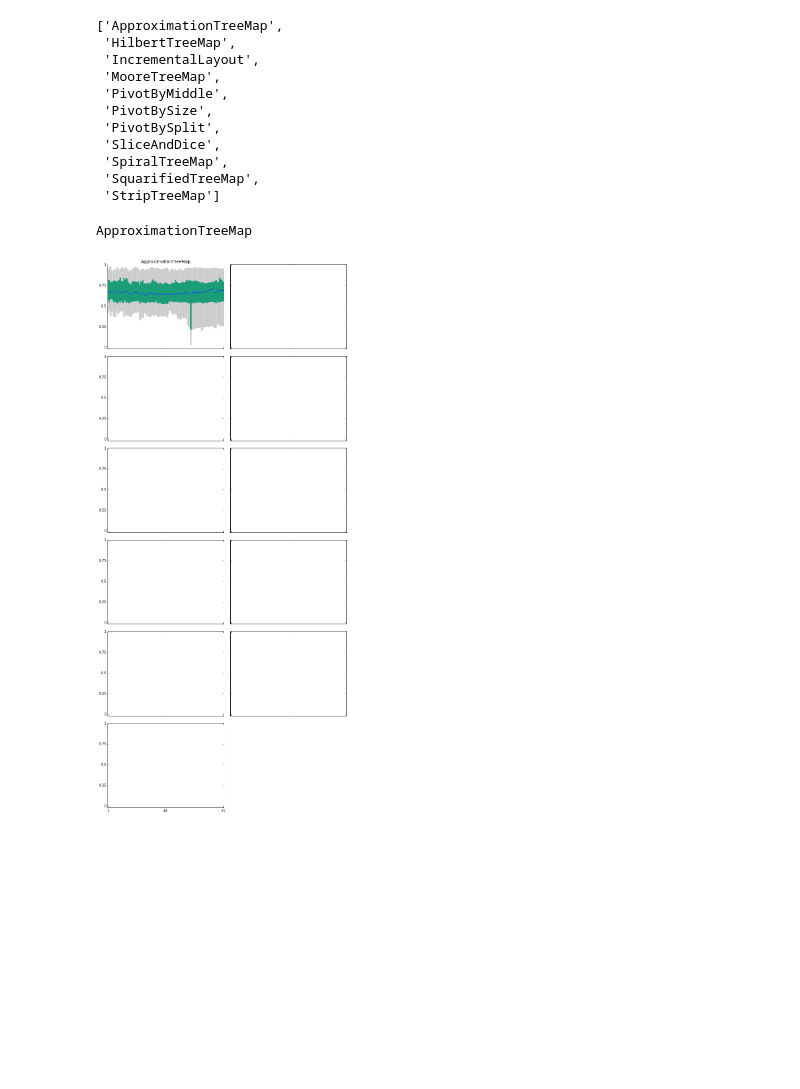
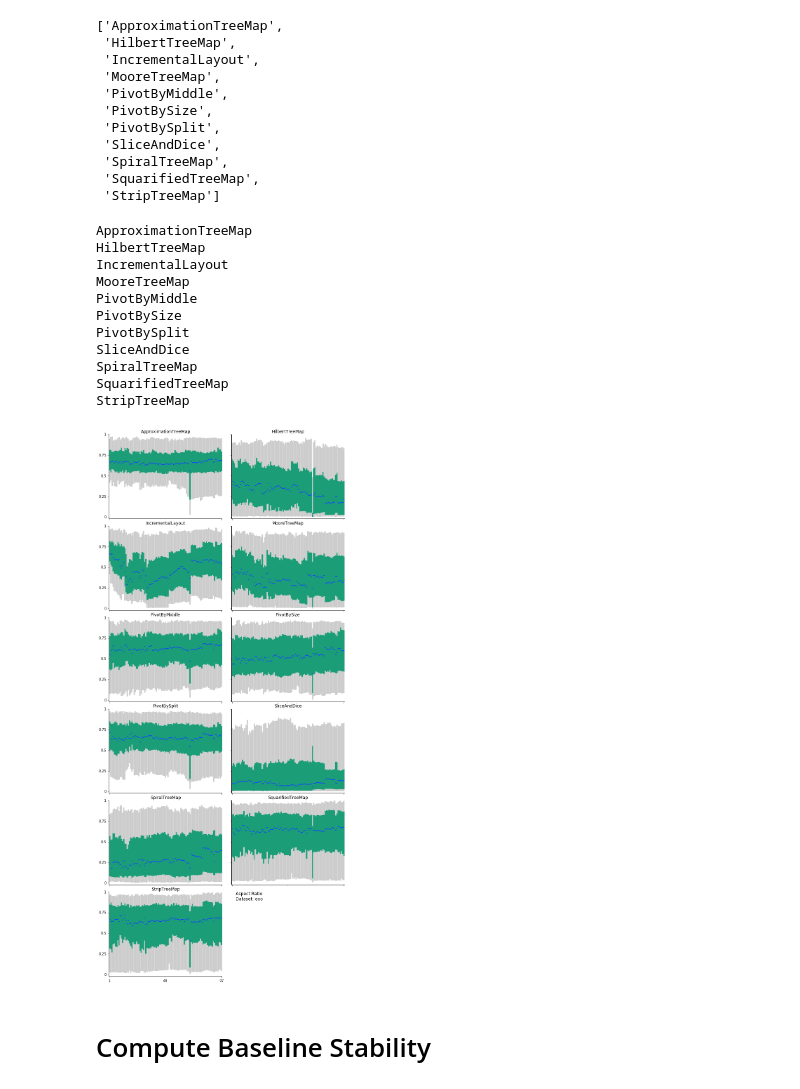
Before and after one commit to EduardoVernier/baseline-metric, a Jupyter notebook: code/BaselineMetric.ipynb, the cells around one changed output. Drawn from its saved outputs; the diff is of its cells as text; code cells hidden in the pictures; blank space fills up the shorter version.

Commit message:
Stability metrics.

```diff
--- a/code/BaselineMetric.ipynb
+++ b/code/BaselineMetric.ipynb
@@ -17,7 +17,7 @@ Files are not neatly organized
 # %%
 dataset_id = "exo" # Program argument
 # %%
-rectangles_dirs = [d[0] for d in os.walk("../rectangles/")]
+rectangles_dirs = [d[0] for d in os.walk("./rectangles/")]
 rectangles_dirs.sort()
 baseline_dirs = [d for d in rectangles_dirs if dataset_id in d and "baseLine" in d]
 real_dirs = [d for d in rectangles_dirs if dataset_id in d and "baseLine" not in d]
@@ -73,9 +74,6 @@ for i in range(len(real_dirs)):
 
     rectangles[technique_id] = dataframes
 # %%
-print(technique_ids)
-print('Head of revision 0')
-display(rectangles["ApproximationTreeMap"][0].head())
-print('Head of revision 1')
-display(rectangles["ApproximationTreeMap"][1].head())
-n_revisions = len(rectangles["ApproximationTreeMap"])
+# display(rectangles["StripTreeMap"][95].head())
+# display(rectangles["StripTreeMap"][96].head())
+# n_revisions = len(rectangles["ApproximationTreeMap"])
@@ -140,8 +120,8 @@ def styleBoxplot(bp, ax, n_revisions):
     ax.spines['top'].set_visible(False)
     ax.spines['left'].set_zorder(100)
     ax.spines['right'].set_visible(False)
-    ax.tick_params(axis='x', which='both', top='off')
-    ax.tick_params(axis='y', which='both', right='off', left='off')
+    ax.tick_params(axis='x', which='both', top='off', direction='out')
+    ax.tick_params(axis='y', which='both', right='off', left='on', direction='out')
 # %%
 technique_ids
 # %% [output]
@@ -159,29 +139,53 @@ technique_ids
 # %%
 nrow = 6
 ncol = 2
 fig, axs = plt.subplots(nrow, ncol, sharex=True, sharey=True, figsize=(10, 22))
-fig.delaxes(axs[5, 1])
+#fig.delaxes(axs[5, 1])
 fig.tight_layout()
 
 for i, ax in enumerate(fig.axes):
-    technique = technique_ids[i]
-    ax.set_title(technique)
-    print(technique)
+    if i != 11:
+        technique = technique_ids[i]
+        ax.set_title(technique)
+        print(technique)
 
-    data = []
-    for revision in range(n_revisions):
-        df = rectangles[technique][revision]
-        ars = df[['rw', 'rh']].min(axis=1) / df[['rw', 'rh']].max(axis=1)
-        data.append(ars)
-    bp = ax.boxplot(data, whis=[5, 95], showfliers=False, patch_artist=True, widths=1);
+        data = []
+        for revision in range(n_revisions):
+            df = rectangles[technique][revision]
+            ars = df[['rw', 'rh']].min(axis=1) / df[['rw', 'rh']].max(axis=1)
+            data.append(ars)
+        bp = ax.boxplot(data, whis=[5, 95], showfliers=False, patch_artist=True, widths=1);
 
-    ax.set_ylim(ymin=-0.02, ymax=1)
-    ax.set_yticks([0, .25, .5, .75, 1], minor=False)
-    ax.set_yticklabels([0, .25, .5, .75, 1], fontdict=None, minor=False)
-    styleBoxplot(bp, ax, len(data))
-    fig.savefig(dataset_id + "_ar" + '.svg')
-    fig.savefig(dataset_id + "_ar" + '.png')
-    break
+        ax.set_ylim(ymin=-0.02, ymax=1)
+        ax.set_yticks([0, .25, .5, .75, 1], minor=False)
+        ax.set_yticklabels([0, .25, .5, .75, 1], fontdict=None, minor=False)
+        styleBoxplot(bp, ax, len(data))
+
+
+s = "Aspect Ratio\nDataset: " + dataset_id
+fig.axes[11].text(4, .9, s, fontsize=12)
+# Remove extra spines and ticks
+fig.axes[11].spines['top'].set_visible(False)
+fig.axes[11].spines['bottom'].set_visible(False)
+fig.axes[11].spines['left'].set_visible(False)
+fig.axes[11].spines['right'].set_visible(False)
+fig.axes[11].tick_params(axis='x', which='both', top='off', bottom='off', labelbottom='off')
+fig.axes[11].tick_params(axis='y', which='both', right='off', left='off')
+
+fig.savefig('../boxplots/svg/' + dataset_id + "_ar" + '.svg')
+fig.savefig('../boxplots/png/' + dataset_id + "_ar" + '.png')
 # %% [output]
 ApproximationTreeMap
+HilbertTreeMap
+IncrementalLayout
+MooreTreeMap
+PivotByMiddle
+PivotBySize
+PivotBySplit
+SliceAndDice
+SpiralTreeMap
+SquarifiedTreeMap
+StripTreeMap
-[figure, old version]
+[figure, new version]
+# %% [markdown]
+# Compute Baseline Stability
```
Also changed, not shown: parts of 5 cells of this notebook.
